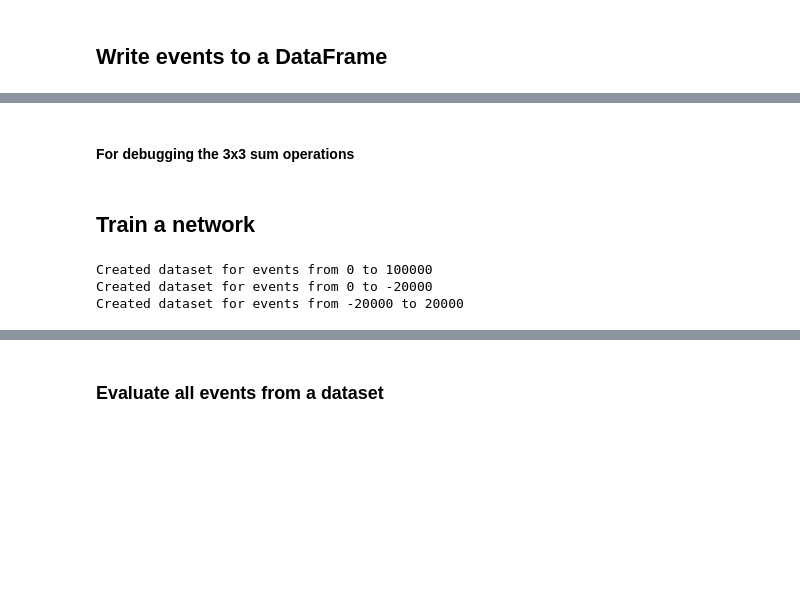
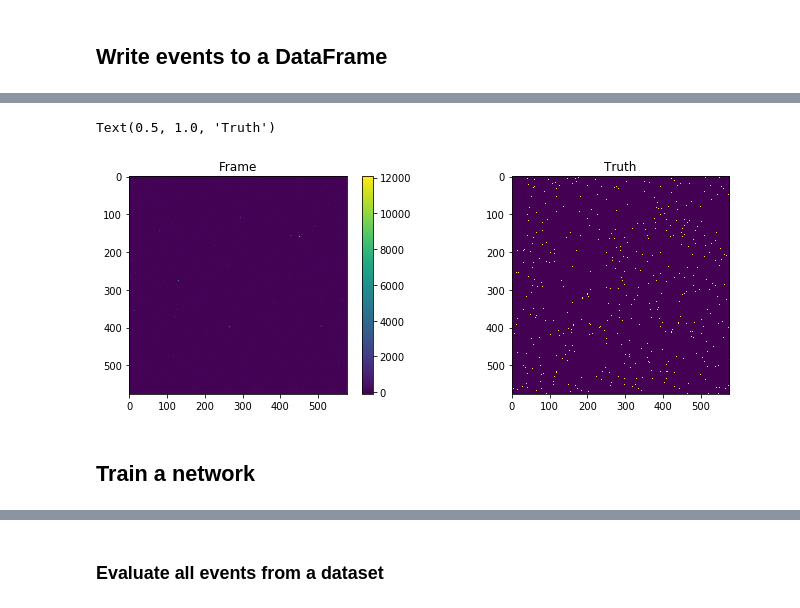
Before and after one commit to jerenner/emsim, a Jupyter notebook: emsim.ipynb, the cells around one changed output, grey strips where cells are left out. Saved outputs shown, nothing was run; the diff lists cells and outputs as text; code cells hidden in the pictures; blank space fills up the shorter version.

Commit message:
Adds frame generator

```diff
--- a/emsim.ipynb
+++ b/emsim.ipynb
@@ -261,18 +29,0 @@ Nevts = 1000
-# %%
-noise_arr = np.arange(0.,100.,50.)
-r_mean, r_sigma = [], []
-for noise in noise_arr:
-    print("Running for noise",noise)
-    dset = tr.EMDataset("EM_4um_back_10M_300keV.pkl",0,noise)
-
-    shifts_x, shifts_y, shifts_r = [], [], []
-    for evt in range(Nevts):
-        evt_arr,evt_lbl = dset[evt]
-        xs,ys = evt_lbl[0],evt_lbl[1]
-        shifts_x.append(xs)
-        shifts_y.append(ys)
-        shifts_r.append((xs**2 + ys**2)**0.5)
-
-    shifts_r = np.array(shifts_r)
-    r_mean.append(np.mean(shifts_r))
-    r_sigma.append(np.std(shifts_r))
@@ -285,2 +29,0 @@ plt.ylabel("r-error (mm)")
-# %%
-dset = tr.EMDataset("EM_4um_back_10M_300keV.pkl",noise_mean=0,noise_sigma=20,add_shift=10,add_noise=True)
@@ -307,2 +29,0 @@ plt.yscale('log')
-# %% [markdown]
-#### For debugging the 3x3 sum operations
@@ -323,2 +30,30 @@ aa
+# %%
+frameset = tr.EMFrameDataset(dset,noise_mean=0,noise_sigma=20)
+#frameset = tr.EMFrameDataset(dset,frame_size=100,nelec_mean=10,nelec_sigma=1,noise_mean=0,noise_sigma=20)
+# %%
+frame,label = frameset[0]
+logscale = False
+
+fig = plt.figure()
+fig.set_figheight(4.0)
+fig.set_figwidth(12.0)
+
+ax1 = fig.add_subplot(121);
+if(logscale):
+    plt.imshow(np.log(frame))
+    cbar = plt.colorbar()
+    cbar.set_label("log(counts)")
+    plt.title("Frame (log counts)")
+else:
+    plt.imshow(frame) #np.log(frame))
+    cbar = plt.colorbar()
+    plt.title("Frame")
+
+ax2 = fig.add_subplot(122);
+plt.imshow(label)
+plt.title("Truth")
+# %% [output]
+Text(0.5, 1.0, 'Truth')
+[figure, added]
 # %% [markdown]
 ## Train a network
@@ -348,9 +67,9 @@ epoch_end   = 2000    # Number of final epoch
 model_load_checkpoint = "{}/model_10cells_noise_100k_74.pt".format(modeldir)
 
 # Create the datasets.
-dataset_all   = tr.EMDataset("EM_4um_back_10M_300keV.pkl",noise_mean=0,noise_sigma=20,add_noise=True,add_shift=0)
-dataset_train = tr.EMDataset("EM_4um_back_10M_300keV.pkl",noise_mean=0,noise_sigma=20,add_noise=True,nstart=0,nend=-20000,add_shift=0)
-dataset_val   = tr.EMDataset("EM_4um_back_10M_300keV.pkl",noise_mean=0,noise_sigma=20,add_noise=True,nstart=-20000,add_shift=0)
+dataset_all   = tr.EMDataset("dataframes/EM_4um_back_10M_300keV.pkl",noise_mean=0,noise_sigma=20,add_noise=True,add_shift=0)
+dataset_train = tr.EMDataset("dataframes/EM_4um_back_10M_300keV.pkl",noise_mean=0,noise_sigma=20,add_noise=True,nstart=0,nend=-20000,add_shift=0)
+dataset_val   = tr.EMDataset("dataframes/EM_4um_back_10M_300keV.pkl",noise_mean=0,noise_sigma=20,add_noise=True,nstart=-20000,add_shift=0)
 
 # Create the loaders.
 train_loader = DataLoader(dataset_train, batch_size=1000, shuffle=True, collate_fn=tr.my_collate, num_workers=8)
@@ -370,10 +89,6 @@ if(load_model):
     model.load_state_dict(torch.load(model_load_checkpoint))
     #model.load_state_dict(torch.load(model_load_checkpoint,map_location=torch.device('cpu')))
     model.eval()
-# %% [output]
-Created dataset for events from 0 to 100000
-Created dataset for events from 0 to -20000
-Created dataset for events from -20000 to 20000
 # %%
 # Run the training.
 #print("Training with weights",sort_clsweights)
```
Also changed, not shown: parts of 49 cells of this notebook, 3 other files.
